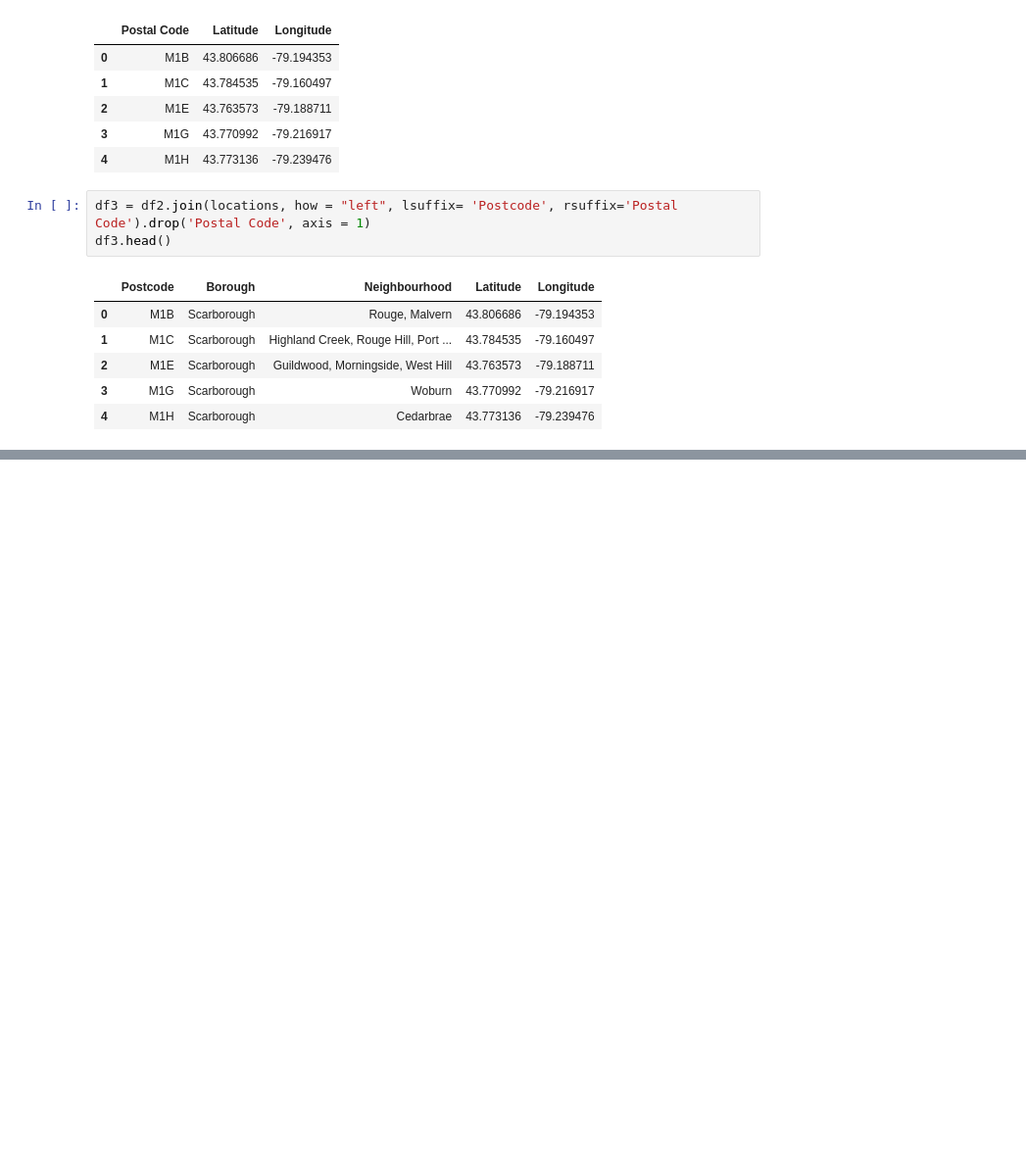
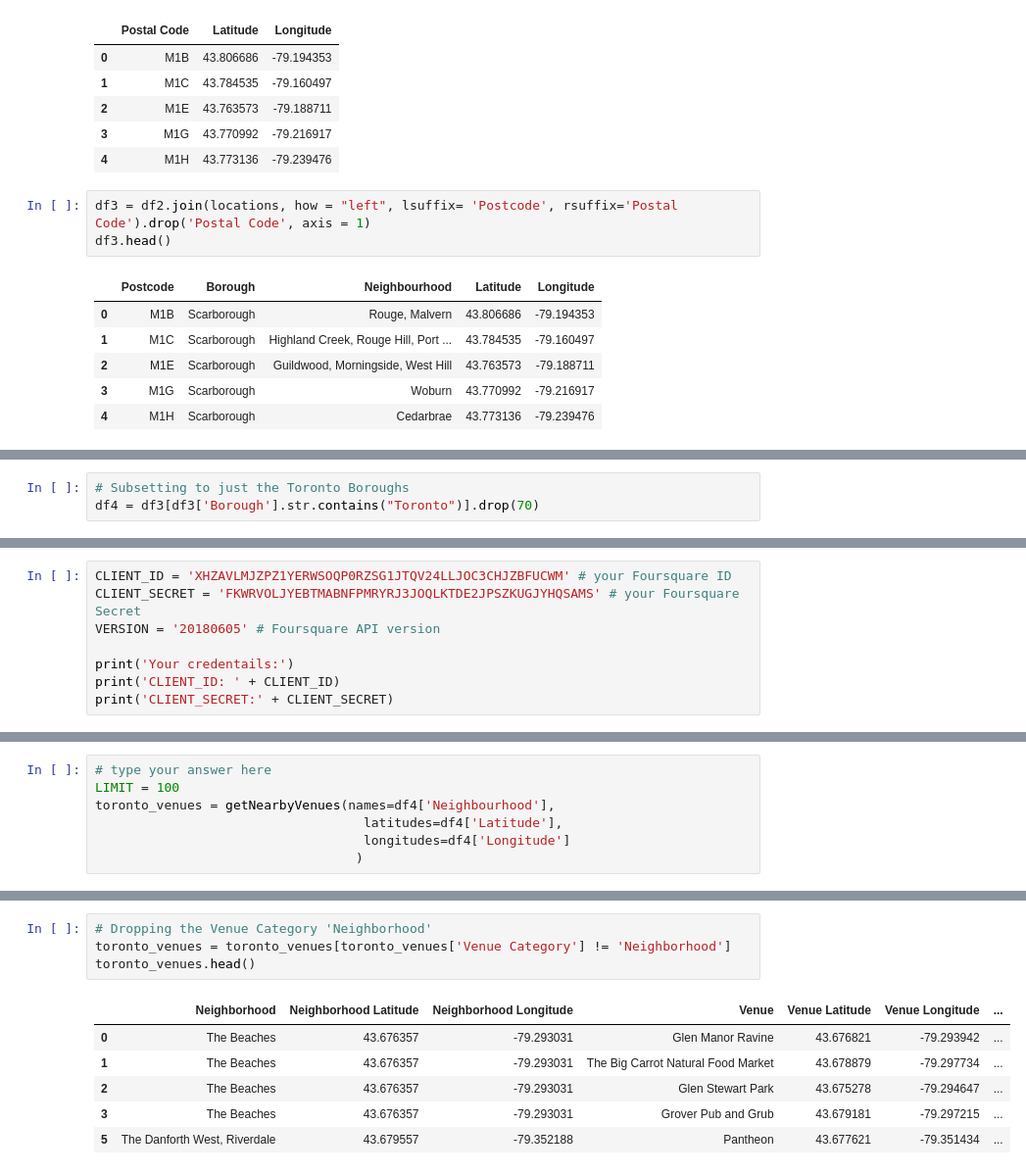
Before and after one commit to MattWittbrodt/capstone_project, a Jupyter notebook: Capstone_Project.ipynb, the cells around one changed output, grey strips where cells are left out. Shown at 98% size. Cells and saved outputs as stored; diff of their text form; blank space fills up the shorter version.

```diff
--- a/Capstone_Project.ipynb
+++ b/Capstone_Project.ipynb
@@ -72,0 +78,3 @@ df3.head()
+# %%
+# Subsetting to just the Toronto Boroughs
+df4 = df3[df3['Borough'].str.contains("Toronto")].drop(70)
@@ -72,0 +92,8 @@ df3.head()
+# %%
+CLIENT_ID = 'XHZAVLMJZPZ1YERWSOQP0RZSG1JTQV24LLJOC3CHJZBFUCWM' # your Foursquare ID
+CLIENT_SECRET = 'FKWRVOLJYEBTMABNFPMRYRJ3JOQLKTDE2JPSZKUGJYHQSAMS' # your Foursquare Secret
+VERSION = '20180605' # Foursquare API version
+
+print('Your credentails:')
+print('CLIENT_ID: ' + CLIENT_ID)
+print('CLIENT_SECRET:' + CLIENT_SECRET)
@@ -72,0 +144,7 @@ df3.head()
+# %%
+# type your answer here
+LIMIT = 100
+toronto_venues = getNearbyVenues(names=df4['Neighbourhood'],
+                                   latitudes=df4['Latitude'],
+                                   longitudes=df4['Longitude']
+                                  )
@@ -72,0 +169,11 @@ df3.head()
+# %%
+# Dropping the Venue Category 'Neighborhood'
+toronto_venues = toronto_venues[toronto_venues['Venue Category'] != 'Neighborhood']
+toronto_venues.head()
+# %% [output]
+|  | Neighborhood | Neighborhood Latitude | Neighborhood Longitude | Venue | Venue Latitude | Venue Longitude | ... |
+| 0 | The Beaches | 43.676357 | -79.293031 | Glen Manor Ravine | 43.676821 | -79.293942 | ... |
+| 1 | The Beaches | 43.676357 | -79.293031 | The Big Carrot Natural Food Market | 43.678879 | -79.297734 | ... |
+| 2 | The Beaches | 43.676357 | -79.293031 | Glen Stewart Park | 43.675278 | -79.294647 | ... |
+| 3 | The Beaches | 43.676357 | -79.293031 | Grover Pub and Grub | 43.679181 | -79.297215 | ... |
+| 5 | The Danforth West, Riverdale | 43.679557 | -79.352188 | Pantheon | 43.677621 | -79.351434 | ... |
```
Also changed, not shown: parts of 15 cells of this notebook.
